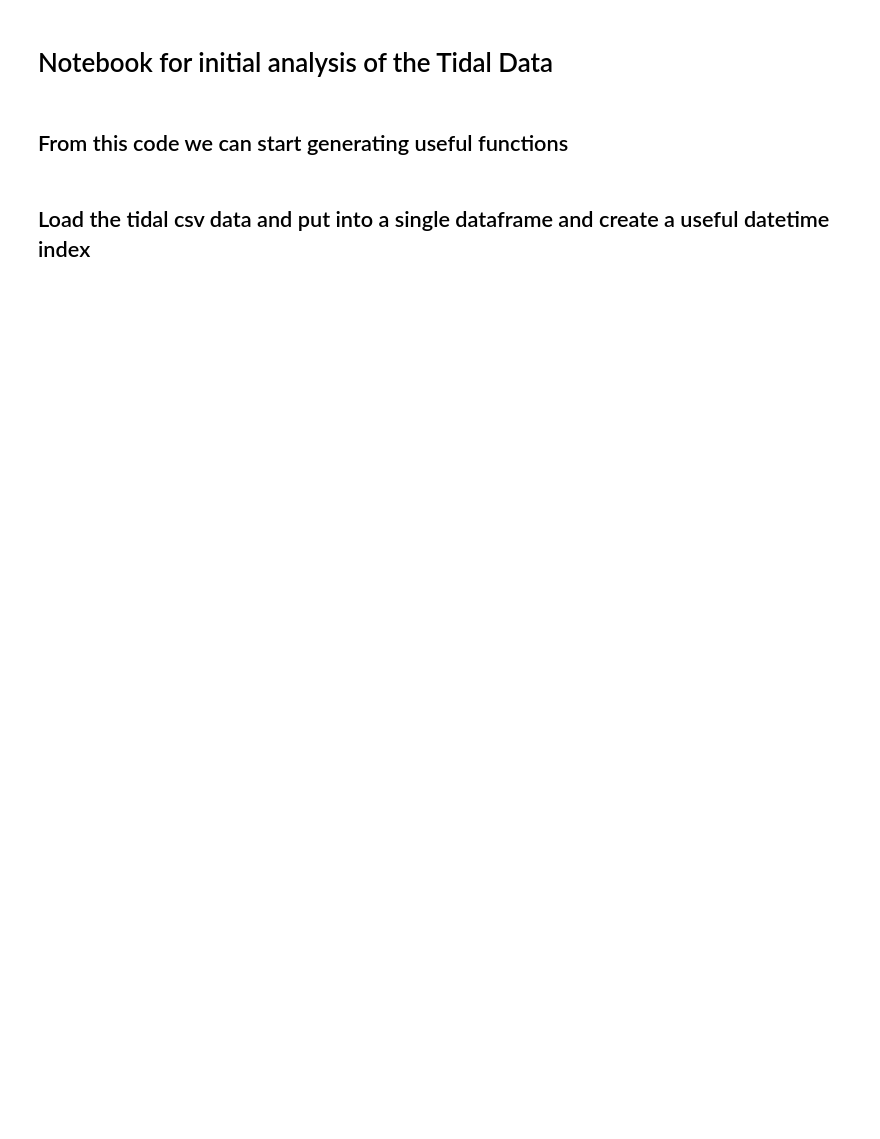
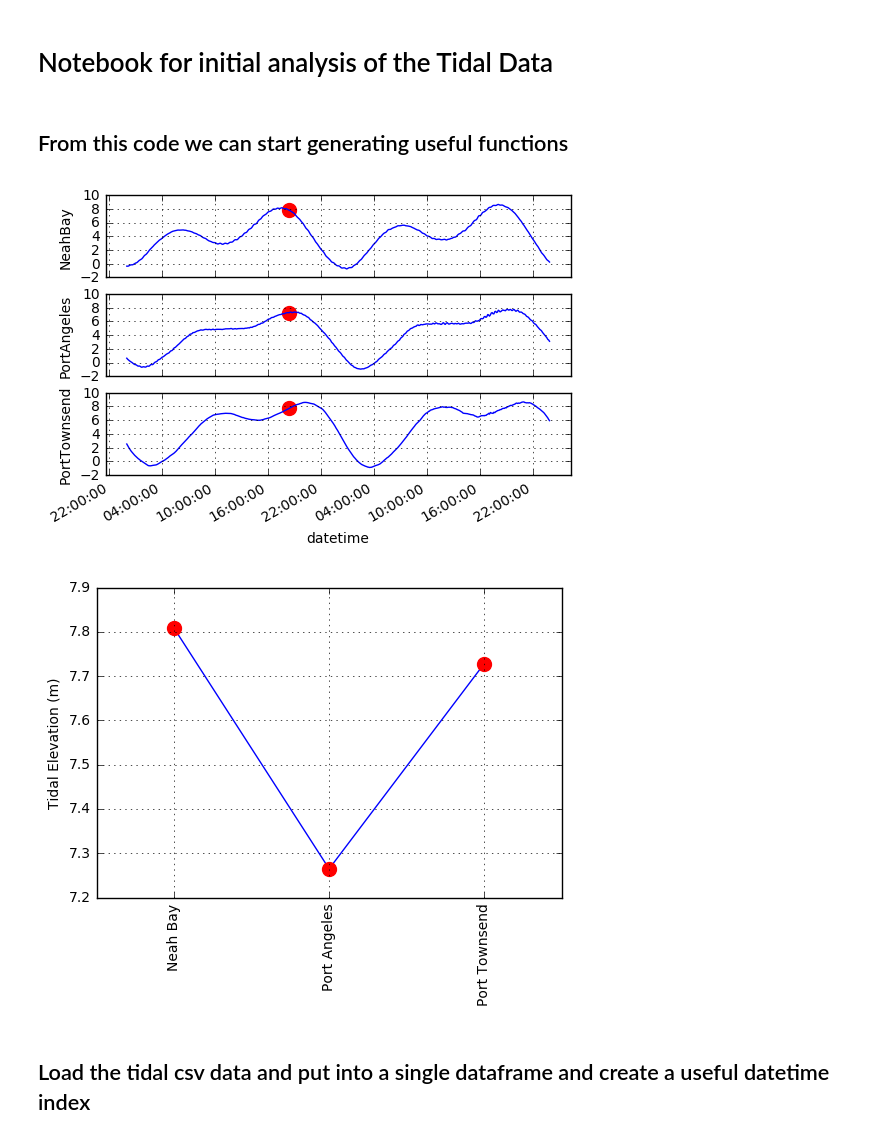
Before and after one commit to mguerrap/tydal, a Jupyter notebook: Module/Tides_analysis.ipynb, the cells around one changed output. Cells and saved outputs as stored; diff of their text form; code cells hidden in the pictures; blank space fills up the shorter version.

Commit message:
Modified the development notebook so that it runs as an exampleusing the tide_utils.py package. It now should be fully integrateable.

```diff
--- a/Module/Tides_analysis.ipynb
+++ b/Module/Tides_analysis.ipynb
@@ -12,11 +12,17 @@ import matplotlib.pyplot as plt
 # %%
 import tide_utils as tide
 # %%
-NeahBay = tide.load_Neah_Bay('../Data')
-PortAngeles = tide.load_Port_Angeles('../Data')
-PortTownsend = tide.load_Port_Townsend('../Data')
+NeahBay = tide.load_Neah_Bay('../Data/')
+PortAngeles = tide.load_Port_Angeles('../Data/')
+PortTownsend = tide.load_Port_Townsend('../Data/')
 # %%
-del NeahBay, PortAngeles, PortTownsend
+Tides = tide.create_tide_dataset(NeahBay,PortAngeles,PortTownsend)
+# %%
+%matplotlib inline
+tide.plot_tide_data(Tides,'2015-01-01','2015-01-02')
+# %% [output]
+[figure, added]
+[figure, added]
 # %% [markdown]
 ## Load the tidal csv data and put into a single dataframe and create a useful datetime index
 # %%
```
Also changed, not shown: parts of 14 cells of this notebook.
